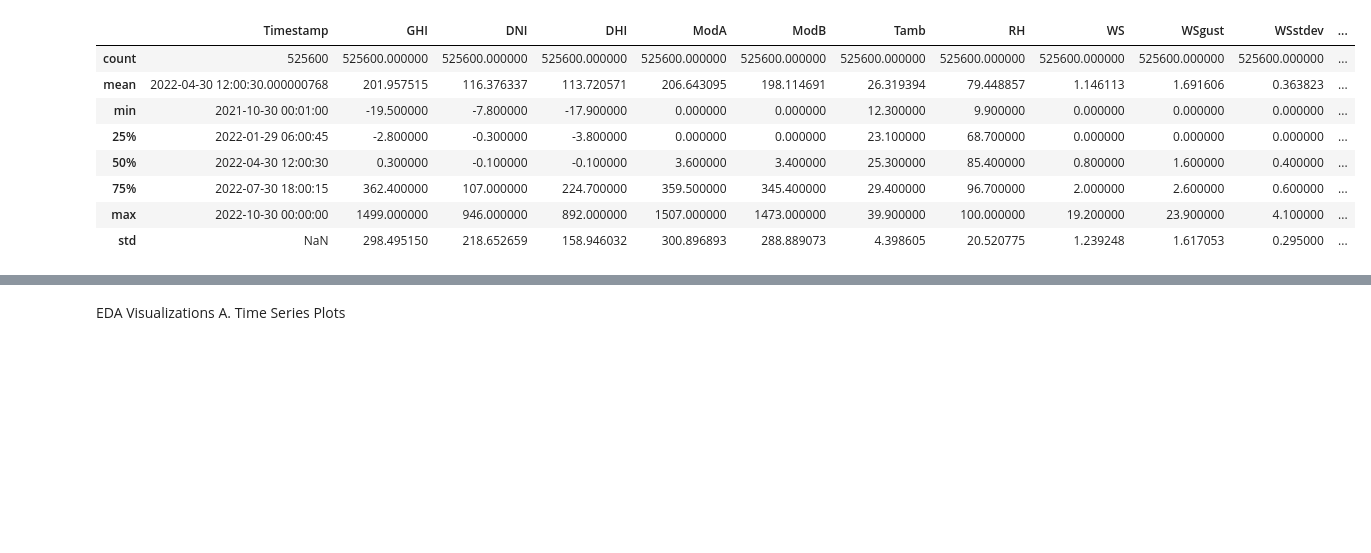
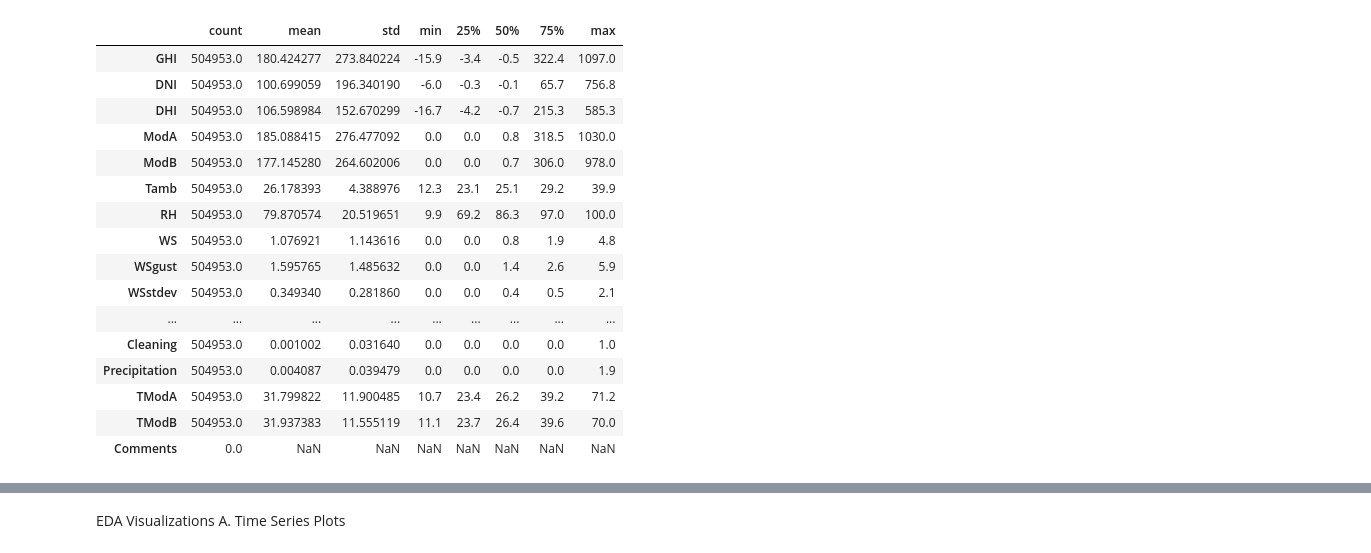
Before and after one commit to kalkidanzabreham/solar-challenge-week0, a Jupyter notebook: notebooks/sierraleone_eda.ipynb, the cells around one changed output, grey strips where cells are left out. Cells and saved outputs as stored; diff of their text form; code cells hidden in the pictures; blank space fills up the shorter version.

Commit message:
refactor: improve modularity by using data loader and cleaning modules

```diff
--- a/notebooks/sierraleone_eda.ipynb
+++ b/notebooks/sierraleone_eda.ipynb
@@ -1,24 +1,62 @@
 # %%
-# sierraleone_eda.ipynb
+
+import sys
+sys.path.append("..")
+
+from src.data_loader import load_data
+from src.data_cleaning import clean_data
 
 import pandas as pd
-import numpy as np
 import matplotlib.pyplot as plt
 import seaborn as sns
-from scipy import stats
 
-# Read data
-df = pd.read_csv("../data/sierraleone-bumbuna.csv", parse_dates=["Timestamp"])
+# --- 1. Load Data ---
+file_path = "../data/sierraleone-bumbuna.csv"
+df = load_data(file_path)
+
+print(f"✅ Data loaded: {df.shape[0]} rows × {df.shape[1]} columns")
 
 # Preview
 display(df.head())
 display(df.info())
 
-# Summary statistics
-display(df.describe())
+# --- 2. Data Cleaning ---
+clean_df = clean_data(df)
 
-# Missing values
-missing_report = df.isna().sum().to_frame("missing_count")
-missing_report["missing_%"] = (missing_report["missing_count"] / len(df)) * 100
-display(missing_report[missing_report["missing_%"] > 5])
+print(f"✅ Cleaning complete: {clean_df.shape[0]} rows × {clean_df.shape[1]} columns")
+
+# --- 3. Summary Statistics ---
+display(clean_df.describe().T)
+
+# --- 4. Missing Values Report ---
+missing_report = clean_df.isna().sum().to_frame("missing_count")
+missing_report["missing_%"] = (missing_report["missing_count"] / len(clean_df)) * 100
+display(missing_report[missing_report["missing_%"] > 0])
+
+# --- 5. Correlation Heatmap ---
+# Adjusted version to avoid overlapping labels
+plt.figure(figsize=(10, 8))
+corr = clean_df.corr(numeric_only=True)
+
+sns.heatmap(
+    corr,
+    annot=True,
+    fmt=".2f",
+    cmap="YlGnBu",
+    annot_kws={"size": 8},
+    cbar_kws={'shrink': 0.8}
+)
+
+plt.title("Correlation Heatmap - Sierraleone", fontsize=14, pad=20)
+plt.xticks(rotation=45, ha='right', fontsize=9)
+plt.yticks(fontsize=9)
+plt.tight_layout()
+plt.show()
+
+
+# --- 6. Save Cleaned Data ---
+output_path = "../data/cleaned/sieraleone_clean.csv"
+clean_df.to_csv(output_path, index=False)
+
+print(f"💾 Cleaned dataset saved to: {output_path}")
 # %% [output]
@@ -49,10 +90,18 @@ None
-|  | Timestamp | GHI | DNI | DHI | ModA | ModB | Tamb | RH | WS | WSgust | WSstdev | ... |
-| count | 525600 | 525600.000000 | 525600.000000 | 525600.000000 | 525600.000000 | 525600.000000 | 525600.000000 | 525600.000000 | 525600.000000 | 525600.000000 | 525600.000000 | ... |
-| mean | 2022-04-30 12:00:30.000000768 | 201.957515 | 116.376337 | 113.720571 | 206.643095 | 198.114691 | 26.319394 | 79.448857 | 1.146113 | 1.691606 | 0.363823 | ... |
-| min | 2021-10-30 00:01:00 | -19.500000 | -7.800000 | -17.900000 | 0.000000 | 0.000000 | 12.300000 | 9.900000 | 0.000000 | 0.000000 | 0.000000 | ... |
-| 25% | 2022-01-29 06:00:45 | -2.800000 | -0.300000 | -3.800000 | 0.000000 | 0.000000 | 23.100000 | 68.700000 | 0.000000 | 0.000000 | 0.000000 | ... |
-| 50% | 2022-04-30 12:00:30 | 0.300000 | -0.100000 | -0.100000 | 3.600000 | 3.400000 | 25.300000 | 85.400000 | 0.800000 | 1.600000 | 0.400000 | ... |
-| 75% | 2022-07-30 18:00:15 | 362.400000 | 107.000000 | 224.700000 | 359.500000 | 345.400000 | 29.400000 | 96.700000 | 2.000000 | 2.600000 | 0.600000 | ... |
-| max | 2022-10-30 00:00:00 | 1499.000000 | 946.000000 | 892.000000 | 1507.000000 | 1473.000000 | 39.900000 | 100.000000 | 19.200000 | 23.900000 | 4.100000 | ... |
-| std | NaN | 298.495150 | 218.652659 | 158.946032 | 300.896893 | 288.889073 | 4.398605 | 20.520775 | 1.239248 | 1.617053 | 0.295000 | ... |
+|  | count | mean | std | min | 25% | 50% | 75% | max |
+| GHI | 504953.0 | 180.424277 | 273.840224 | -15.9 | -3.4 | -0.5 | 322.4 | 1097.0 |
+| DNI | 504953.0 | 100.699059 | 196.340190 | -6.0 | -0.3 | -0.1 | 65.7 | 756.8 |
+| DHI | 504953.0 | 106.598984 | 152.670299 | -16.7 | -4.2 | -0.7 | 215.3 | 585.3 |
+| ModA | 504953.0 | 185.088415 | 276.477092 | 0.0 | 0.0 | 0.8 | 318.5 | 1030.0 |
+| ModB | 504953.0 | 177.145280 | 264.602006 | 0.0 | 0.0 | 0.7 | 306.0 | 978.0 |
+| Tamb | 504953.0 | 26.178393 | 4.388976 | 12.3 | 23.1 | 25.1 | 29.2 | 39.9 |
+| RH | 504953.0 | 79.870574 | 20.519651 | 9.9 | 69.2 | 86.3 | 97.0 | 100.0 |
+| WS | 504953.0 | 1.076921 | 1.143616 | 0.0 | 0.0 | 0.8 | 1.9 | 4.8 |
+| WSgust | 504953.0 | 1.595765 | 1.485632 | 0.0 | 0.0 | 1.4 | 2.6 | 5.9 |
+| WSstdev | 504953.0 | 0.349340 | 0.281860 | 0.0 | 0.0 | 0.4 | 0.5 | 2.1 |
+| ... | ... | ... | ... | ... | ... | ... | ... | ... |
+| Cleaning | 504953.0 | 0.001002 | 0.031640 | 0.0 | 0.0 | 0.0 | 0.0 | 1.0 |
+| Precipitation | 504953.0 | 0.004087 | 0.039479 | 0.0 | 0.0 | 0.0 | 0.0 | 1.9 |
+| TModA | 504953.0 | 31.799822 | 11.900485 | 10.7 | 23.4 | 26.2 | 39.2 | 71.2 |
+| TModB | 504953.0 | 31.937383 | 11.555119 | 11.1 | 23.7 | 26.4 | 39.6 | 70.0 |
+| Comments | 0.0 | NaN | NaN | NaN | NaN | NaN | NaN | NaN |
 |  | missing_count | missing_% |
```
Also changed, not shown: parts of 7 cells of this notebook.
